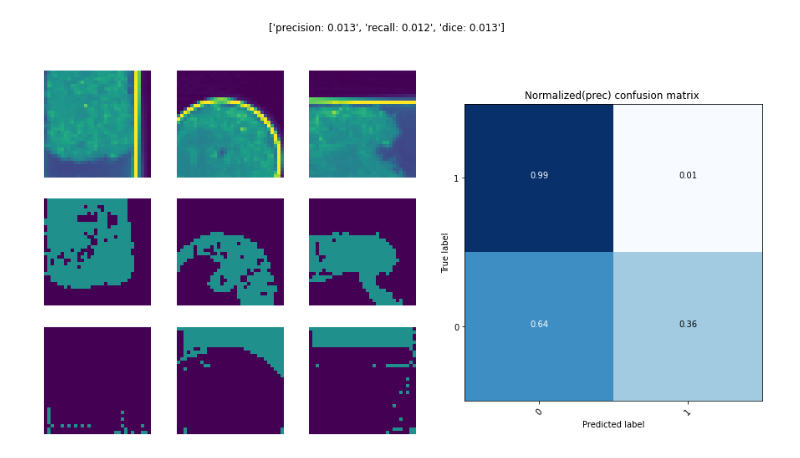
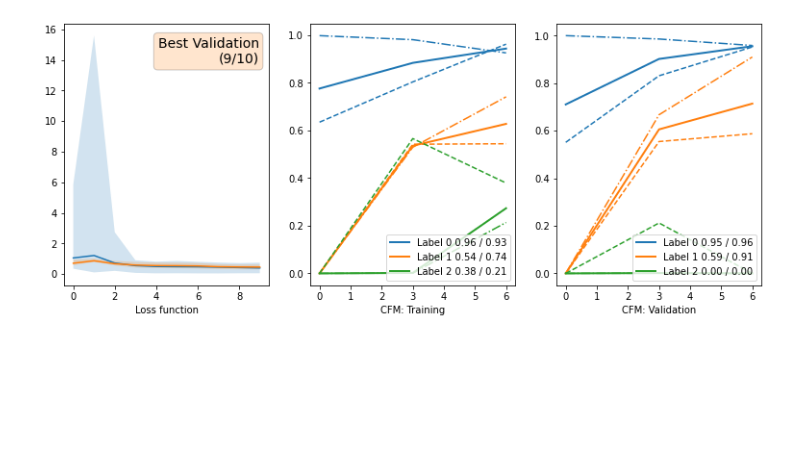
Before and after one commit to ncxt/ncxt_sxtcnn, a Jupyter notebook: dev.ipynb, the cells around one changed output. Drawn from its saved outputs; the diff is of its cells as text; code cells hidden in the pictures; blank space fills up the shorter version.

Commit message:
update
remove amira
update pipe

```diff
--- a/dev.ipynb
+++ b/dev.ipynb
@@ -53,8 +60,10 @@ pipe = NCXTPipe(
     folder=folder2,
     folder_base=folder1,
     working_directory=wd,
-    task=["membrane", "nucleus"],
+    task=["cell", "nucleus"],
     fold=0,
     sanitize=True,
+    settings={"maximum_iterations": 10},
 )
+pipe.db.dataframe()
 # %% [output]
@@ -150,2 +96,0 @@ pipe.train()
-# %%
-pipe.train()
@@ -158,5 +97,5 @@ pipe.train()
 # %%
-pipe.sxtcnn.evaluate_training_data()
+pipe.sxtcnn.logger.plot()
 # %% [output]
-[figure, old version]
+[figure, new version]
 [interactive output not drawn]
```
Also changed, not shown: parts of 26 cells of this notebook, 17 other files.
